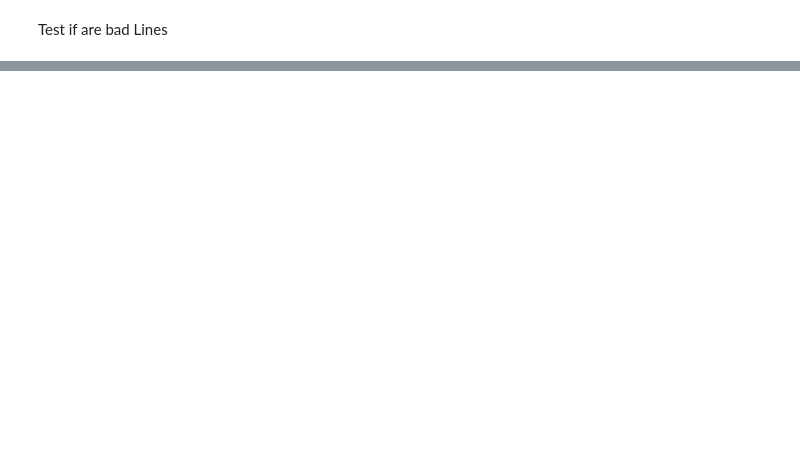
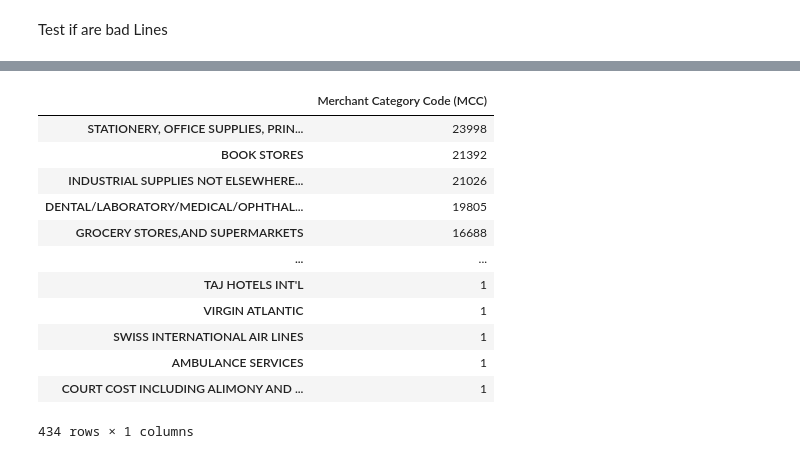
Before and after one commit to SteliosKarvanis/fraudulent-transactions_detection, a Jupyter notebook: readdata.ipynb, the cells around one changed output, grey strips where cells are left out. Saved outputs shown, nothing was run; the diff lists cells and outputs as text; code cells hidden in the pictures; blank space fills up the shorter version.

```diff
--- a/readdata.ipynb
+++ b/readdata.ipynb
@@ -64,0 +50,16 @@ df
+# %%
+pd.DataFrame(df_op['Merchant Category Code (MCC)'].value_counts())
+# %% [output]
+|  | Merchant Category Code (MCC) |
+| STATIONERY, OFFICE SUPPLIES, PRIN... | 23998 |
+| BOOK STORES | 21392 |
+| INDUSTRIAL SUPPLIES NOT ELSEWHERE... | 21026 |
+| DENTAL/LABORATORY/MEDICAL/OPHTHAL... | 19805 |
+| GROCERY STORES,AND SUPERMARKETS | 16688 |
+| ... | ... |
+| TAJ HOTELS INT'L | 1 |
+| VIRGIN ATLANTIC | 1 |
+| SWISS INTERNATIONAL AIR LINES | 1 |
+| AMBULANCE SERVICES | 1 |
+| COURT COST INCLUDING ALIMONY AND ... | 1 |
+434 rows × 1 columns
```
Also changed, not shown: parts of 33 cells of this notebook, 1 other file.
